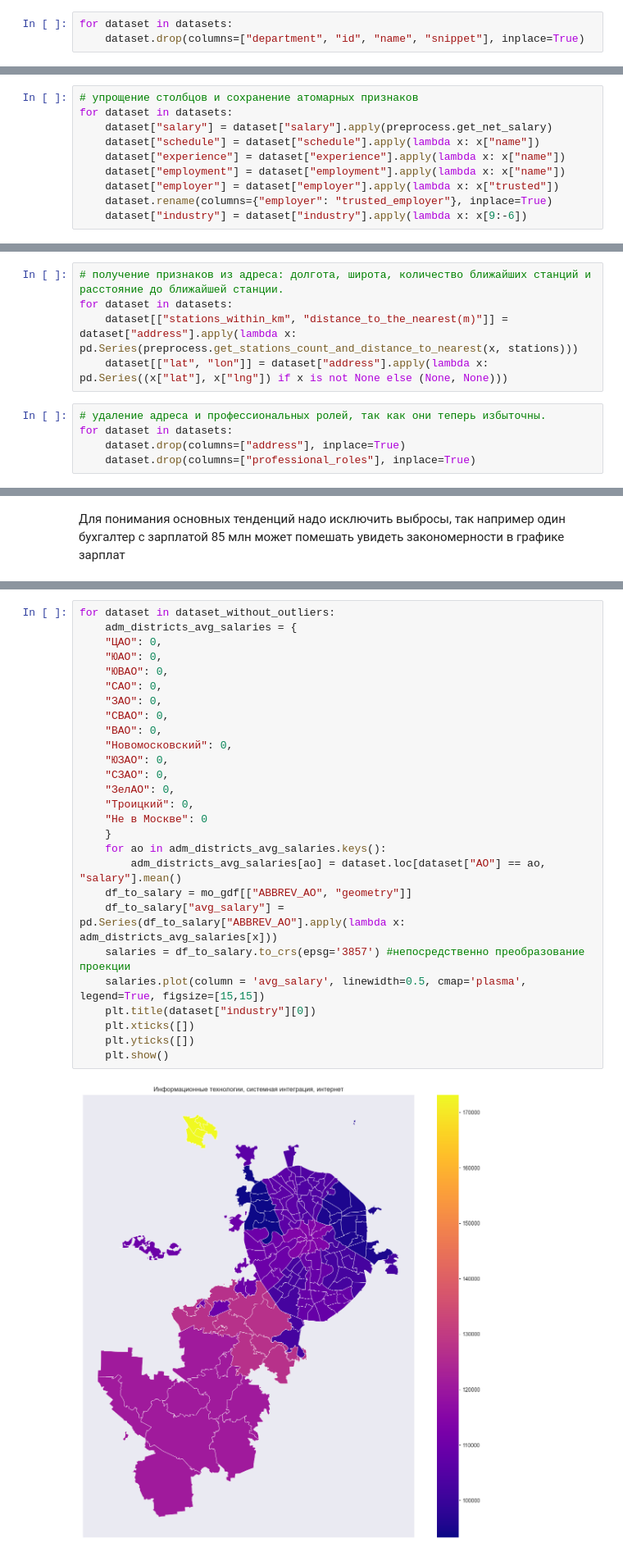
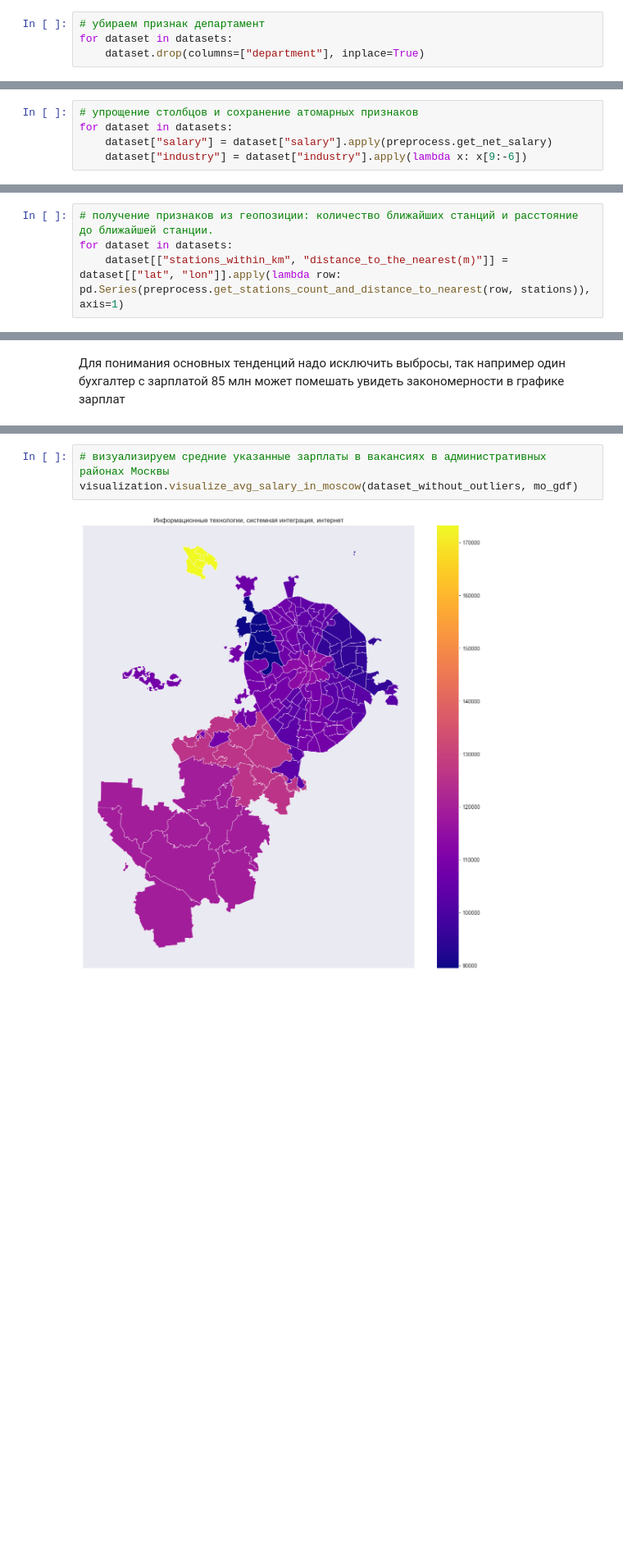
Before and after one commit to msaltovsky/hh_ru_vacancies_analysis, a Jupyter notebook: hh_vacancies_analyzis.ipynb, the cells around one changed output, grey strips where cells are left out. Shown at 82% size. Saved outputs shown, nothing was run; the diff lists cells and outputs as text; blank space fills up the shorter version.

```diff
--- a/hh_vacancies_analyzis.ipynb
+++ b/hh_vacancies_analyzis.ipynb
@@ -59,6 +82,7 @@ None
 # %%
+# убираем признак департамент
 for dataset in datasets:
-    dataset.drop(columns=["department", "id", "name", "snippet"], inplace=True)
+    dataset.drop(columns=["department"], inplace=True)
 # %%
 datasets[0].head()
 # %% [output]
@@ -72,25 +96,14 @@ datasets[0].head()
 # упрощение столбцов и сохранение атомарных признаков
 for dataset in datasets:
     dataset["salary"] = dataset["salary"].apply(preprocess.get_net_salary)
-    dataset["schedule"] = dataset["schedule"].apply(lambda x: x["name"])
-    dataset["experience"] = dataset["experience"].apply(lambda x: x["name"])
-    dataset["employment"] = dataset["employment"].apply(lambda x: x["name"])
-    dataset["employer"] = dataset["employer"].apply(lambda x: x["trusted"])
-    dataset.rename(columns={"employer": "trusted_employer"}, inplace=True)
     dataset["industry"] = dataset["industry"].apply(lambda x: x[9:-6])
 # %%
 # считывание станций метро в Москве
 stations = np.load("src_files/stations.npy")
 # %%
-# получение признаков из адреса: долгота, широта, количество ближайших станций и расстояние до ближайшей станции.
+# получение признаков из геопозиции: количество ближайших станций и расстояние до ближайшей станции.
 for dataset in datasets:
-    dataset[["stations_within_km", "distance_to_the_nearest(m)"]] = dataset["address"].apply(lambda x: pd.Series(preprocess.get_stations_count_and_distance_to_nearest(x, stations)))
-    dataset[["lat", "lon"]] = dataset["address"].apply(lambda x: pd.Series((x["lat"], x["lng"]) if x is not None else (None, None)))
+    dataset[["stations_within_km", "distance_to_the_nearest(m)"]] = dataset[["lat", "lon"]].apply(lambda row: pd.Series(preprocess.get_stations_count_and_distance_to_nearest(row, stations)), axis=1)
-# %%
-# удаление адреса и профессиональных ролей, так как они теперь избыточны.
-for dataset in datasets:
-    dataset.drop(columns=["address"], inplace=True)
-    dataset.drop(columns=["professional_roles"], inplace=True)
 # %%
 datasets[0].head()
 # %% [output]
@@ -308,31 +325,7 @@ AO
 ЗелАО                3
 Name: count, dtype: int64
 # %%
-for dataset in dataset_without_outliers:
-    adm_districts_avg_salaries = {
-    "ЦАО": 0,
-    "ЮАО": 0,
-    "ЮВАО": 0,
-    "САО": 0,
-    "ЗАО": 0,
-    "СВАО": 0,
-    "ВАО": 0,
-    "Новомосковский": 0,
-    "ЮЗАО": 0,
-    "СЗАО": 0,
-    "ЗелАО": 0,
-    "Троицкий": 0,
-    "Не в Москве": 0
-    }
-    for ao in adm_districts_avg_salaries.keys():
-        adm_districts_avg_salaries[ao] = dataset.loc[dataset["AO"] == ao, "salary"].mean()
-    df_to_salary = mo_gdf[["ABBREV_AO", "geometry"]]
-    df_to_salary["avg_salary"] = pd.Series(df_to_salary["ABBREV_AO"].apply(lambda x: adm_districts_avg_salaries[x]))
-    salaries = df_to_salary.to_crs(epsg='3857') #непосредственно преобразование проекции
-    salaries.plot(column = 'avg_salary', linewidth=0.5, cmap='plasma', legend=True, figsize=[15,15])
-    plt.title(dataset["industry"][0])
-    plt.xticks([])
-    plt.yticks([])
-    plt.show()
+# визуализируем средние указанные зарплаты в вакансиях в административных районах Москвы
+visualization.visualize_avg_salary_in_moscow(dataset_without_outliers, mo_gdf)
 # %% [output]
-[figure, old version]
+[figure, new version]
```
Also changed, not shown: parts of 35 cells of this notebook, 6 other files.
